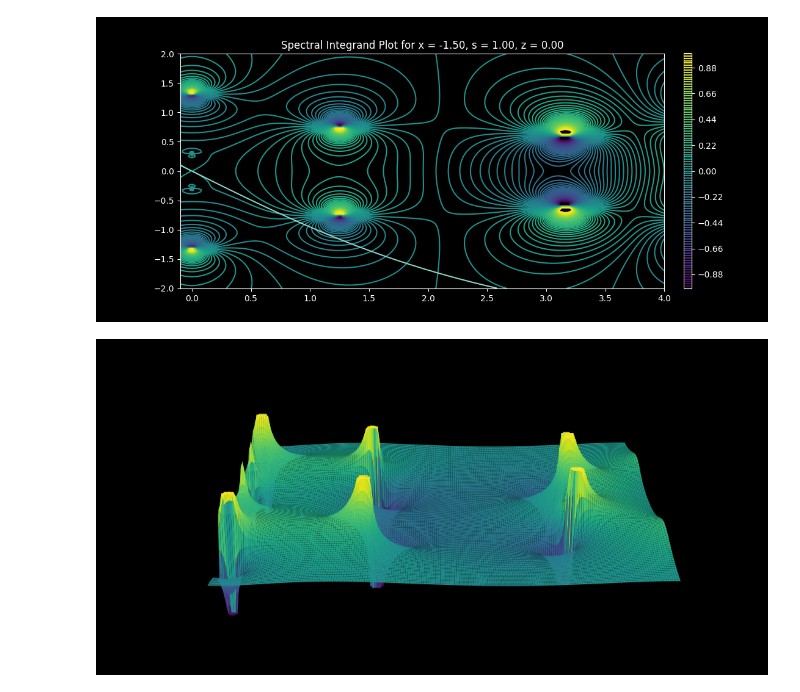
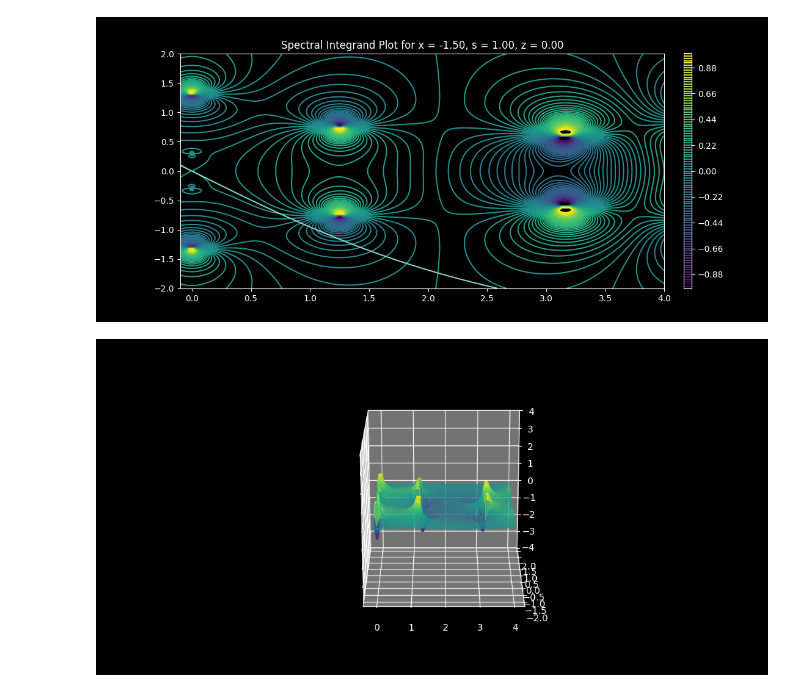
Before and after one commit to pumpkinpieter/slab, a Jupyter notebook: notebooks/Spectral_Integrand/Spectral_Integrand_Contour_and_Surface_Plots.ipynb, the cells around one changed output. Drawn from its saved outputs; the diff is of its cells as text; code cells hidden in the pictures.

Commit message:
Improving images in README and associated code alterations.

```diff
--- a/notebooks/Spectral_Integrand/Spectral_Integrand_Contour_and_Surface_Plots.ipynb
+++ b/notebooks/Spectral_Integrand/Spectral_Integrand_Contour_and_Surface_Plots.ipynb
@@ -26,12 +26,13 @@ A.spectral_integrand_plot(-.1, 4, -2, 2,
 # %% [output]
 [figure]
 # %%
-A.spectral_integrand_surface_plot(-.1, 4, -2, 2,
-                                  rref=200, iref=120,
+fig, ax = A.spectral_integrand_surface_plot(-.1, 4, -2, 2,
+                                  rref=100, iref=60,
                                   s=1.4, z=0, x=-1.5,
                                   max_z=1, min_z=-1,
                                   log_abs=False, part='real',
-                                  elev=20, zoom=3,
+                                  elev=20, zoom=1,
+                                  show_axis=True,
                                   Normalizer=Normalizer);
 # %% [output]
-[figure, old version]
+[figure, new version]
```
Also changed, not shown: parts of 2 cells of this notebook, 9 other files.
